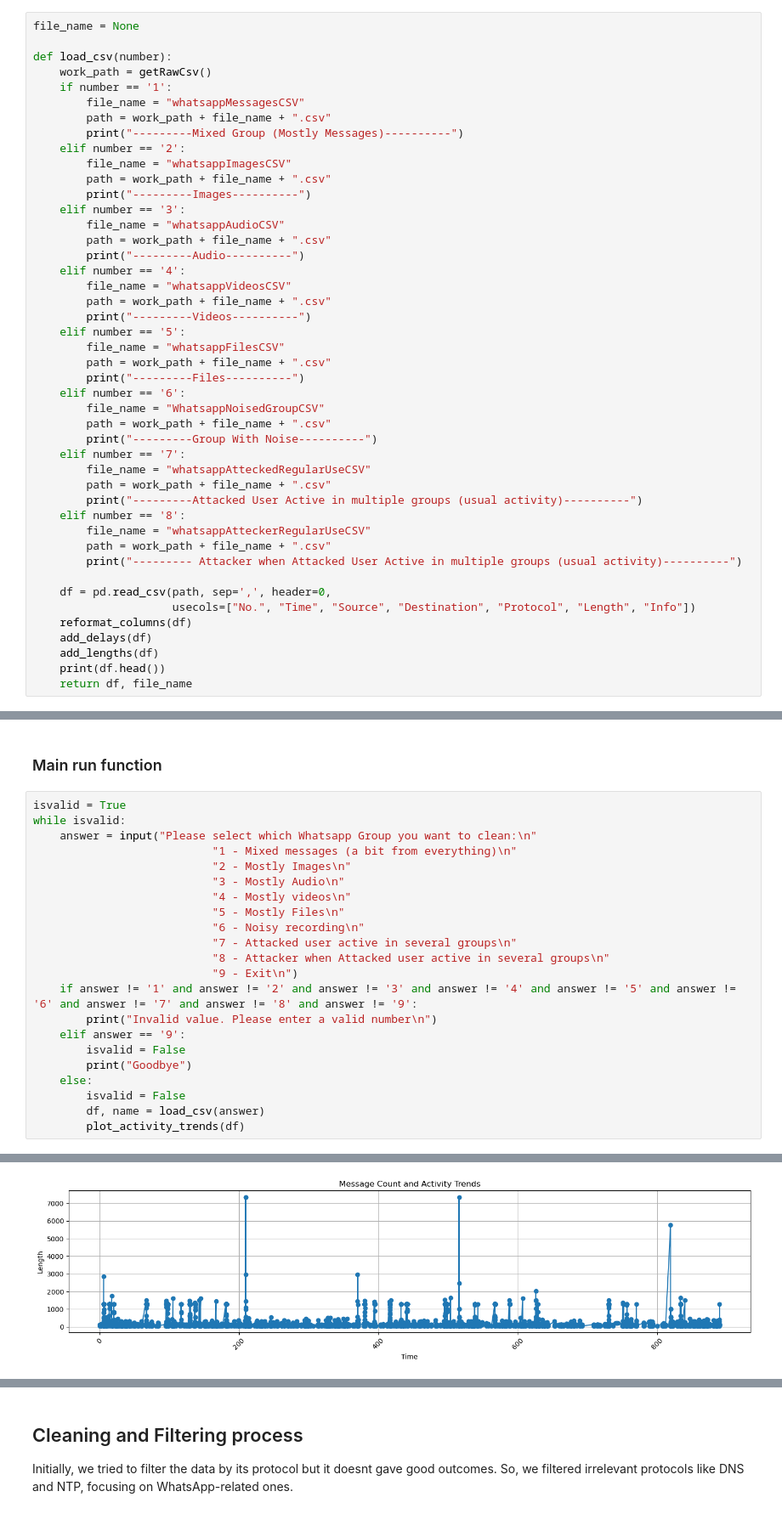
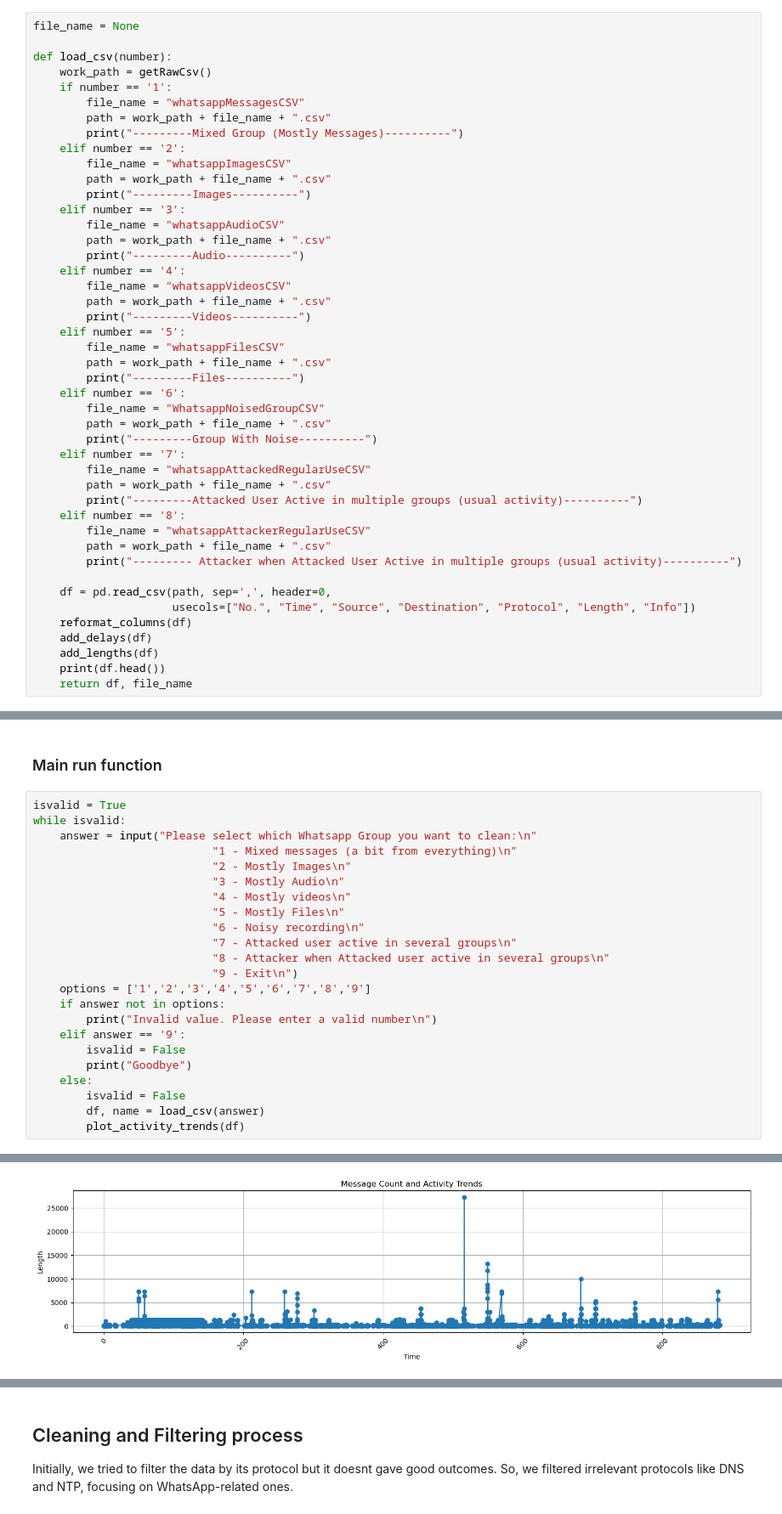
Before and after one commit to ohadwolfman/Networks_Final_Project, a Jupyter notebook: src/network final project - cleaning the recordings.ipynb, the cells around one changed output, grey strips where cells are left out. Shown at 85% size. Saved outputs shown, nothing was run; the diff lists cells and outputs as text.

```diff
--- a/src/network final project - cleaning the recordings.ipynb
+++ b/src/network final project - cleaning the recordings.ipynb
@@ -91,11 +91,11 @@ def load_csv(number):
         path = work_path + file_name + ".csv"
         print("---------Group With Noise----------")
     elif number == '7':
-        file_name = "whatsappAtteckedRegularUseCSV"
+        file_name = "whatsappAttackedRegularUseCSV"
         path = work_path + file_name + ".csv"
         print("---------Attacked User Active in multiple groups (usual activity)----------")
     elif number == '8':
-        file_name = "whatsappAtteckerRegularUseCSV"
+        file_name = "whatsappAttackerRegularUseCSV"
         path = work_path + file_name + ".csv"
         print("--------- Attacker when Attacked User Active in multiple groups (usual activity)----------")
 
@@ -169,7 +169,8 @@ while isvalid:
                            "7 - Attacked user active in several groups\n"
                            "8 - Attacker when Attacked user active in several groups\n"
                            "9 - Exit\n")
-    if answer != '1' and answer != '2' and answer != '3' and answer != '4' and answer != '5' and answer != '6' and answer != '7' and answer != '8' and answer != '9':
+    options = ['1','2','3','4','5','6','7','8','9']
+    if answer not in options:
         print("Invalid value. Please enter a valid number\n")
     elif answer == '9':
         isvalid = False
@@ -199,4 +200,4 @@ Please select which Whatsapp Group you want to clean:
-[figure, old version]
+[figure, new version]
 # %%
 df
 # %% [output]
```
Also changed, not shown: parts of 11 cells of this notebook, 1 other file.
